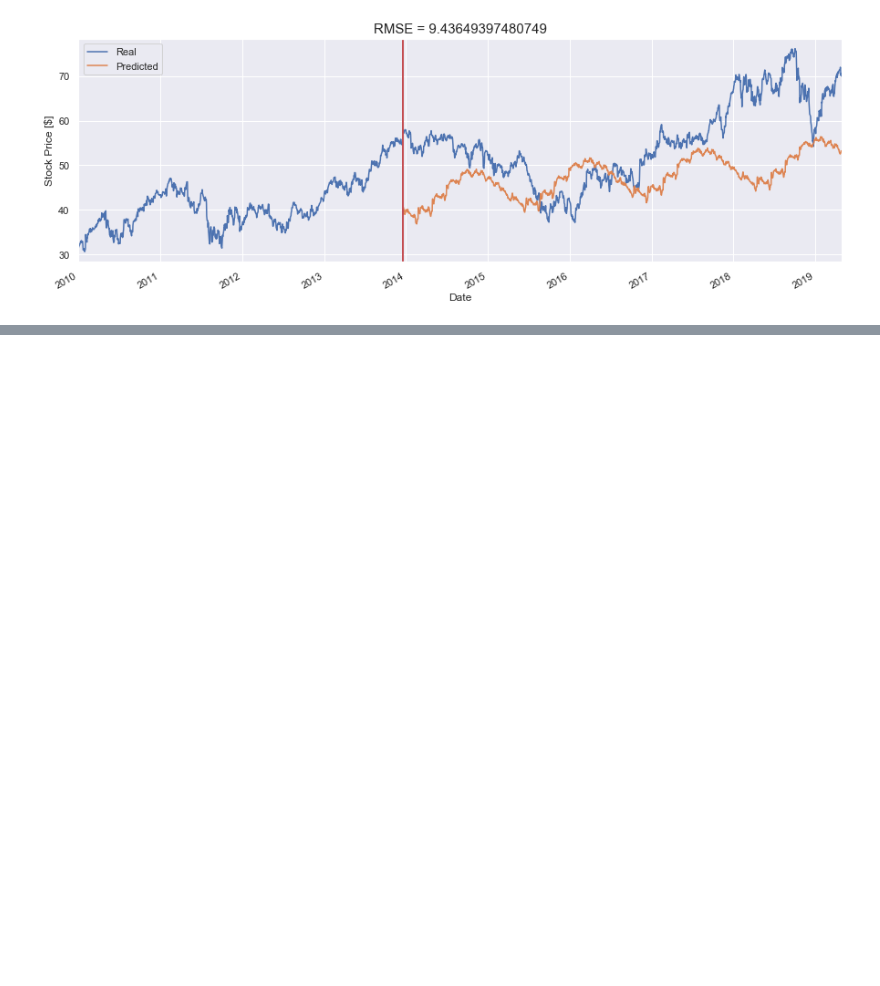
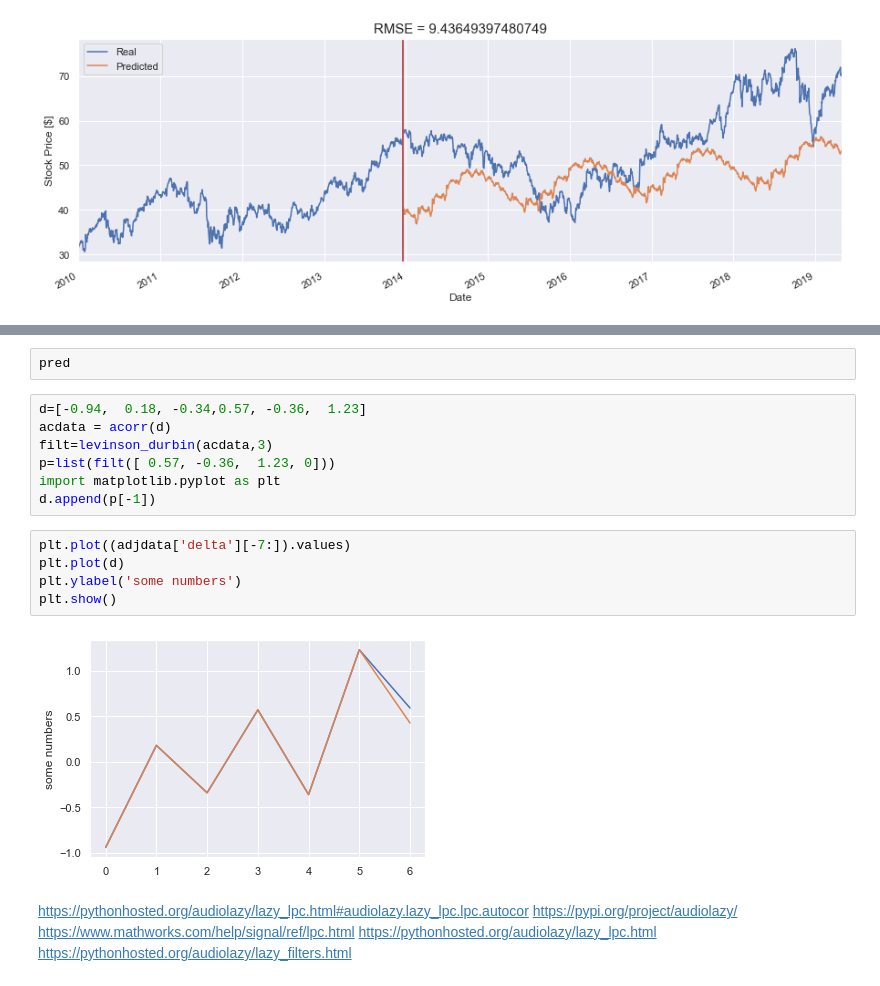
Before and after one commit to CaptainPuggg/myapp, a Jupyter notebook: Fourier App.ipynb, the cells around one changed output, grey strips where cells are left out. Cells and saved outputs as stored; diff of their text form; blank space fills up the shorter version.

```diff
--- a/Fourier App.ipynb
+++ b/Fourier App.ipynb
@@ -285,0 +315,22 @@ plt.title('RMSE = ' + str(rmse), fontsize=15);
+# %%
+pred
+# %%
+d=[-0.94,  0.18, -0.34,0.57, -0.36,  1.23]
+acdata = acorr(d)
+filt=levinson_durbin(acdata,3)
+p=list(filt([ 0.57, -0.36,  1.23, 0]))
+import matplotlib.pyplot as plt
+d.append(p[-1])
+# %%
+plt.plot((adjdata['delta'][-7:]).values)
+plt.plot(d)
+plt.ylabel('some numbers')
+plt.show()
+# %% [output]
+[figure, added]
+# %% [markdown]
+https://pythonhosted.org/audiolazy/lazy_lpc.html#audiolazy.lazy_lpc.lpc.autocor
+https://pypi.org/project/audiolazy/
+https://www.mathworks.com/help/signal/ref/lpc.html
+https://pythonhosted.org/audiolazy/lazy_lpc.html
+https://pythonhosted.org/audiolazy/lazy_filters.html
```
Also changed, not shown: parts of 8 cells of this notebook.
